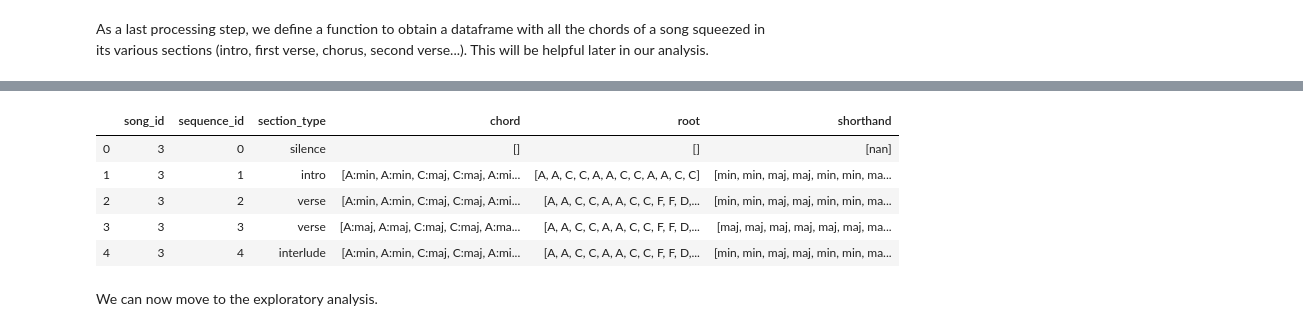
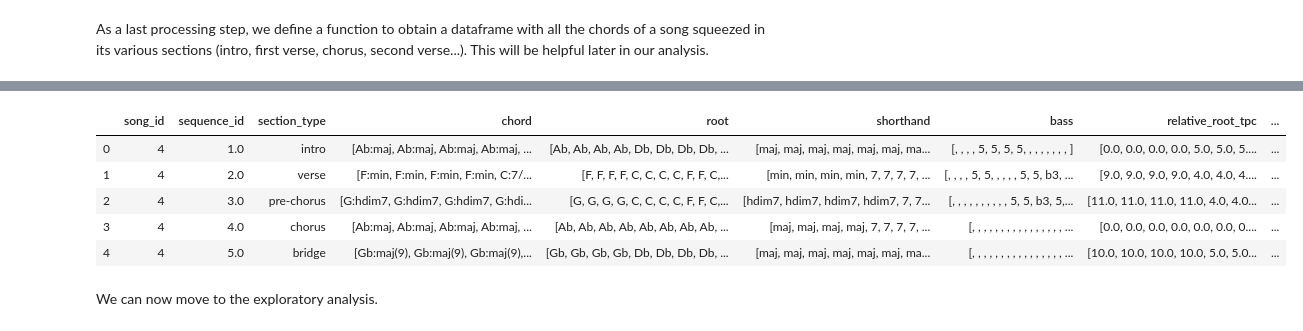
Before and after one commit to GiacomoAlliata/DigitalMusicologyProject, a Jupyter notebook: data_preprocessing.ipynb, the cells around one changed output, grey strips where cells are left out. Drawn from its saved outputs; the diff is of its cells as text; code cells hidden in the pictures.

```diff
--- a/data_preprocessing.ipynb
+++ b/data_preprocessing.ipynb
@@ -653,20 +663,29 @@ def squeeze_section(df,subgroup="none"):
     if(subgroup!="none"):
         df_local=df[df["section_type"]==subgroup]
 
+    df_local = df_local.groupby(["song_id","sequence_id","section_type"])\
+                [["chord", "root", "shorthand", "bass", "relative_root_tpc", "relative_chord"]].agg(compress).reset_index()
+    return df_local
+
+    '''
     chords = df_local.groupby(["song_id","sequence_id","section_type"]).chord.agg(compress).reset_index()
     roots = df_local.groupby(["song_id","sequence_id","section_type"]).root.agg(compress).reset_index()
     shorthands = df_local.groupby(["song_id","sequence_id","section_type"]).shorthand.agg(compress).reset_index()
+    relative_roots = df_local.groupby(["song_id","sequence_id","section_type"]).relative_root_tpc.agg(compress).reset_index()
 
-    return chords.merge(roots, on = ['song_id', 'sequence_id', 'section_type']).merge(shorthands, on = ['song_id', 'sequence_id', 'section_type'])
+    return chords.merge(roots, on = ['song_id', 'sequence_id', 'section_type'])\
+                 .merge(shorthands, on = ['song_id', 'sequence_id', 'section_type'])\
+                 .merge(relative_roots, on = ['song_id', 'sequence_id', 'section_type'])
+    '''
 # %%
-squeeze_section(collection_df).head()
+squeeze_section(beats_collection_df).head()
 # %% [output]
-|  | song_id | sequence_id | section_type | chord | root | shorthand |
-| 0 | 3 | 0 | silence | [] | [] | [nan] |
-| 1 | 3 | 1 | intro | [A:min, A:min, C:maj, C:maj, A:mi... | [A, A, C, C, A, A, C, C, A, A, C, C] | [min, min, maj, maj, min, min, ma... |
-| 2 | 3 | 2 | verse | [A:min, A:min, C:maj, C:maj, A:mi... | [A, A, C, C, A, A, C, C, F, F, D,... | [min, min, maj, maj, min, min, ma... |
-| 3 | 3 | 3 | verse | [A:maj, A:maj, C:maj, C:maj, A:ma... | [A, A, C, C, A, A, C, C, F, F, D,... | [maj, maj, maj, maj, maj, maj, ma... |
-| 4 | 3 | 4 | interlude | [A:min, A:min, C:maj, C:maj, A:mi... | [A, A, C, C, A, A, C, C, F, F, D,... | [min, min, maj, maj, min, min, ma... |
+|  | song_id | sequence_id | section_type | chord | root | shorthand | bass | relative_root_tpc | ... |
+| 0 | 4 | 1.0 | intro | [Ab:maj, Ab:maj, Ab:maj, Ab:maj, ... | [Ab, Ab, Ab, Ab, Db, Db, Db, Db, ... | [maj, maj, maj, maj, maj, maj, ma... | [, , , , 5, 5, 5, 5, , , , , , , , ] | [0.0, 0.0, 0.0, 0.0, 5.0, 5.0, 5.... | ... |
+| 1 | 4 | 2.0 | verse | [F:min, F:min, F:min, F:min, C:7/... | [F, F, F, F, C, C, C, C, F, F, C,... | [min, min, min, min, 7, 7, 7, 7, ... | [, , , , 5, 5, , , , , 5, 5, b3, ... | [9.0, 9.0, 9.0, 9.0, 4.0, 4.0, 4.... | ... |
+| 2 | 4 | 3.0 | pre-chorus | [G:hdim7, G:hdim7, G:hdim7, G:hdi... | [G, G, G, G, C, C, C, C, F, F, C,... | [hdim7, hdim7, hdim7, hdim7, 7, 7... | [, , , , , , , , , , 5, 5, b3, 5,... | [11.0, 11.0, 11.0, 11.0, 4.0, 4.0... | ... |
+| 3 | 4 | 4.0 | chorus | [Ab:maj, Ab:maj, Ab:maj, Ab:maj, ... | [Ab, Ab, Ab, Ab, Ab, Ab, Ab, Ab, ... | [maj, maj, maj, maj, 7, 7, 7, 7, ... | [, , , , , , , , , , , , , , , , ... | [0.0, 0.0, 0.0, 0.0, 0.0, 0.0, 0.... | ... |
+| 4 | 4 | 5.0 | bridge | [Gb:maj(9), Gb:maj(9), Gb:maj(9),... | [Gb, Gb, Gb, Gb, Db, Db, Db, Db, ... | [maj, maj, maj, maj, maj, maj, ma... | [, , , , , , , , , , , , , , , , ... | [10.0, 10.0, 10.0, 10.0, 5.0, 5.0... | ... |
 # %% [markdown]
 We can now move to the exploratory analysis.
 # %% [markdown]
```
Also changed, not shown: parts of 73 cells of this notebook.
